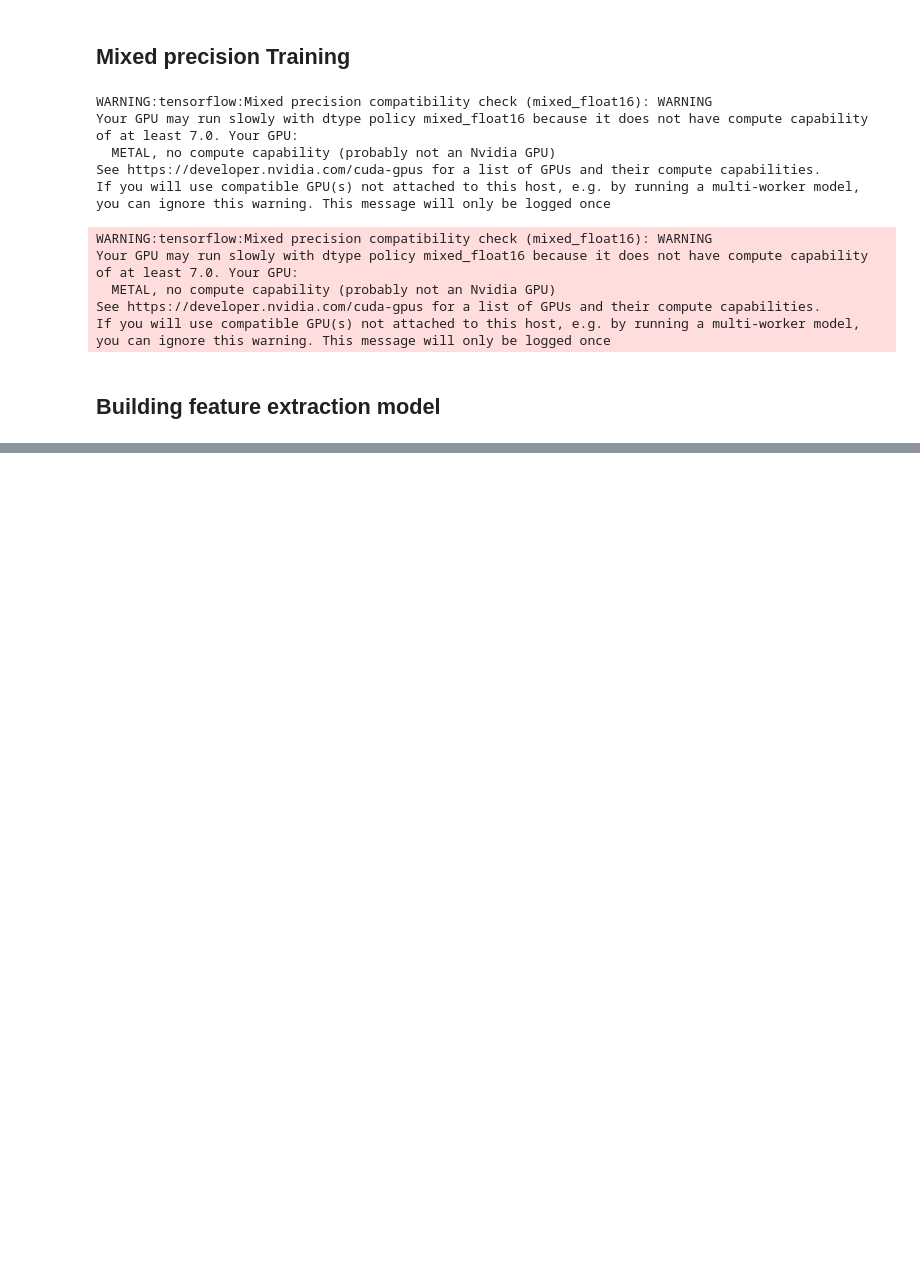
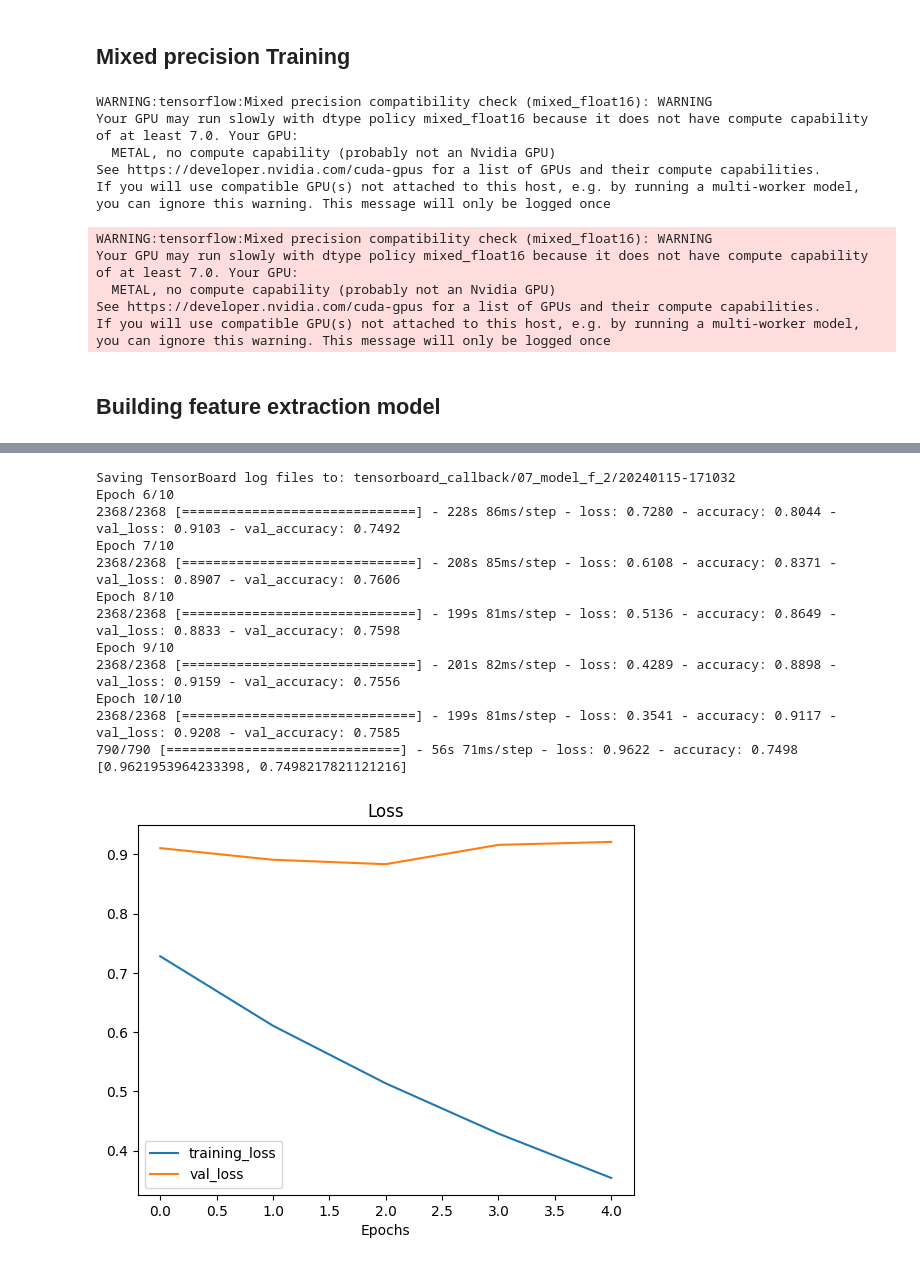
Before and after one commit to mufaddalhamidofficial/tensorflow_course, a Jupyter notebook: 07_food_vision_big.ipynb, the cells around one changed output, grey strips where cells are left out. Drawn from its saved outputs; the diff is of its cells as text; code cells hidden in the pictures; blank space fills up the shorter version.

```diff
--- a/07_food_vision_big.ipynb
+++ b/07_food_vision_big.ipynb
@@ -242,0 +375,49 @@ INFO:tensorflow:Assets written to: models/07_baseline_1/assets
+# %%
+tf.keras.backend.clear_session()
+model_f_2 = tf.keras.models.load_model("models/07_model_b_2")
+model_f_2.layers[1].trainable = True
+
+for layer in model_f_2.layers[1].layers[:-10]:
+  layer.trainable = False
+
+for layer in model_f_2.layers[1].layers[-10:]:
+  layer.trainable = True
+
+model_f_2.compile(
+    loss = tf.keras.losses.SparseCategoricalCrossentropy(),
+    optimizer =tf.keras.optimizers.Adam(learning_rate=0.0001),
+    metrics = ["accuracy"],
+)
+
+history_f_2 = model_f_2.fit(
+    train_data,
+    epochs = 10,
+    steps_per_epoch=len(train_data),
+    validation_data = test_data,
+    validation_steps = int(0.15 * len(test_data)),
+    initial_epoch = 5,
+    callbacks = [
+        create_tensorboard_callback("tensorboard_callback", "07_model_f_2"),
+        create_checkpoint_callback("07_model_f_2"),
+    ]
+)
+
+evaluation_f_2 = model_f_2.evaluate(test_data)
+# compare_historys(history_b_2, history_f_2, 5)
+plot_loss_curves(history_f_2)
+print(evaluation_f_2)
+# %% [output]
+Saving TensorBoard log files to: tensorboard_callback/07_model_f_2/20240115-171032
+Epoch 6/10
+2368/2368 [==============================] - 228s 86ms/step - loss: 0.7280 - accuracy: 0.8044 - val_loss: 0.9103 - val_accuracy: 0.7492
+Epoch 7/10
+2368/2368 [==============================] - 208s 85ms/step - loss: 0.6108 - accuracy: 0.8371 - val_loss: 0.8907 - val_accuracy: 0.7606
+Epoch 8/10
+2368/2368 [==============================] - 199s 81ms/step - loss: 0.5136 - accuracy: 0.8649 - val_loss: 0.8833 - val_accuracy: 0.7598
+Epoch 9/10
+2368/2368 [==============================] - 201s 82ms/step - loss: 0.4289 - accuracy: 0.8898 - val_loss: 0.9159 - val_accuracy: 0.7556
+Epoch 10/10
+2368/2368 [==============================] - 199s 81ms/step - loss: 0.3541 - accuracy: 0.9117 - val_loss: 0.9208 - val_accuracy: 0.7585
+790/790 [==============================] - 56s 71ms/step - loss: 0.9622 - accuracy: 0.7498
+[0.9621953964233398, 0.7498217821121216]
+[figure, added]
```
Also changed, not shown: parts of 30 cells of this notebook, 16 other files.
